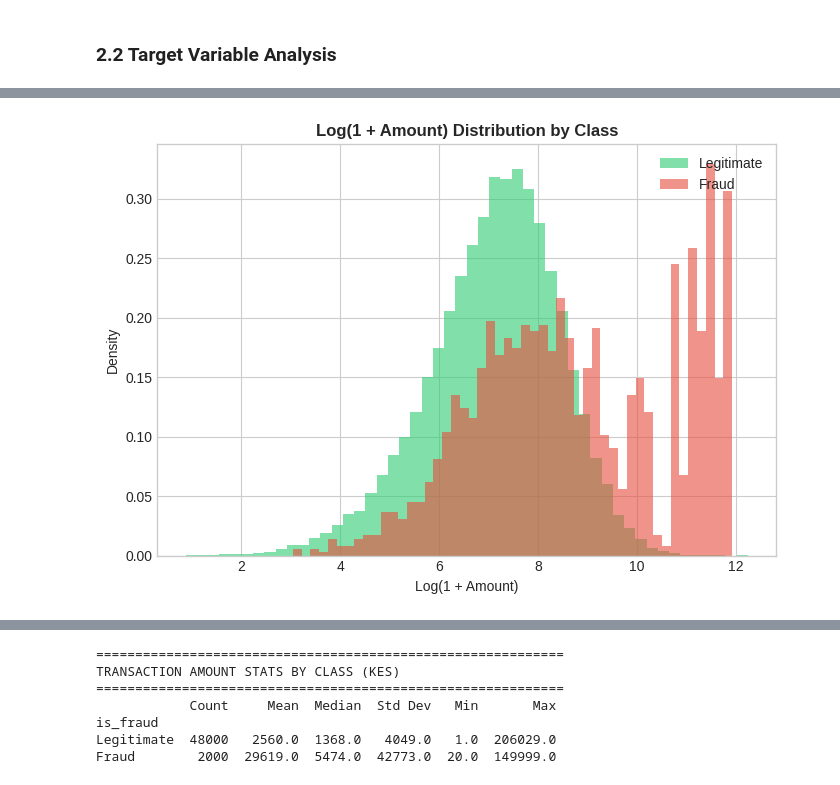
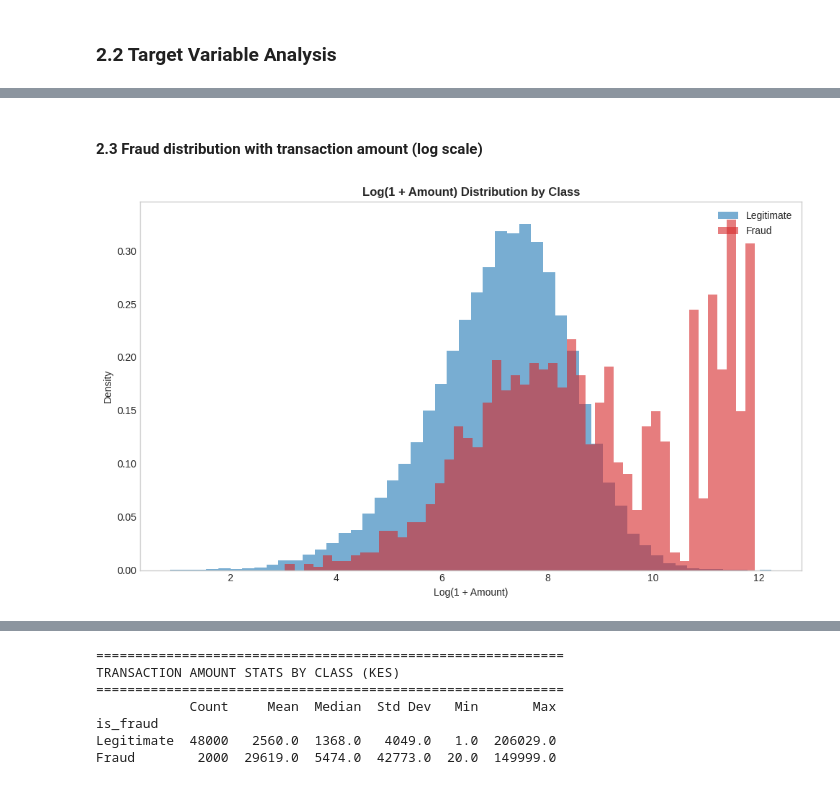
Before and after one commit to minich-code/financial-fraud, a Jupyter notebook: notebooks/starter_template.ipynb, the cells around one changed output, grey strips where cells are left out. Drawn from its saved outputs; the diff is of its cells as text; code cells hidden in the pictures.

```diff
--- a/notebooks/starter_template.ipynb
+++ b/notebooks/starter_template.ipynb
@@ -267,0 +304,5 @@ df.shape
+# %%
+# Remove additional columsn
+df.drop(columns=['sender_balance_delta', 'receiver_balance_delta', 'is_balance_violation', 'is_self_transaction'],
+        errors='ignore',
+        inplace=True)
@@ -314,0 +360,27 @@ A 24:1 imbalance means a naive model predicting all-legitimate scores 96% accura
+# %%
+# Define colors
+LEGIT_COLOR = '#1f77b4'  # blue
+FRAUD_COLOR = '#d62728'  # red
+
+fraud_counts = df['is_fraud'].value_counts().sort_index()
+fraud_pct = fraud_counts / fraud_counts.sum() * 100
+
+labels = ['Legitimate', 'Fraud']
+colors = [LEGIT_COLOR, FRAUD_COLOR]
+
+fig, ax = plt.subplots(figsize=(10, 5))
+bars = ax.bar(labels, fraud_counts.values, color=colors, alpha=0.85, width=0.5)
+
+for bar, count, pct in zip(bars, fraud_counts.values, fraud_pct.values):
+    ax.text(bar.get_x() + bar.get_width()/2, bar.get_height() + (fraud_counts.max() * 0.02),
+            f'{count:,}\n({pct:.1f}%)', ha='center', va='bottom', fontweight='bold', fontsize=10)
+
+ax.set_title('Distribution of Transactions', fontsize=13, fontweight='bold')
+ax.set_ylabel('Count')
+ax.set_ylim(0, fraud_counts.max() * 1.2)
+ax.grid(False)
+
+
+plt.tight_layout()
+plt.savefig('outputs/eda_class_distribution.png', dpi=150, bbox_inches='tight')
+plt.show()
@@ -315,30 +393,30 @@ A 24:1 imbalance means a naive model predicting all-legitimate scores 96% accura
+# %% [markdown]
+#### 2.3 Fraud distribution with transaction amount (log scale)
 # %%
-
-# --- Plot: Histogram comparing transaction amount distribution (log scale) ---
-fig, ax = plt.subplots(figsize=(7, 5))
+fig, ax = plt.subplots(figsize=(10, 6))
 
 # Plotting for Legitimate (0) and Fraud (1)
-for label, color, name in zip([0, 1], ['#2ecc71', '#e74c3c'], ['Legitimate', 'Fraud']):
+for label, color, name in zip([0, 1], [LEGIT_COLOR, FRAUD_COLOR], ['Legitimate', 'Fraud']):
     # Filter data and apply log transformation
     data = np.log1p(df[df['is_fraud'] == label]['amount'])
 
     ax.hist(
         data,
         bins=50,
         alpha=0.6,
         color=color,
         label=name,
         edgecolor='none',
         density=True # Use density to compare distributions even if imbalance is high
     )
 
 ax.set_title('Log(1 + Amount) Distribution by Class', fontweight='bold')
 ax.set_xlabel('Log(1 + Amount)')
 ax.set_ylabel('Density')
 ax.legend(loc='upper right')
-
+plt.grid(False)
 plt.tight_layout()
 plt.savefig('outputs/eda_amount_distribution.png', dpi=150, bbox_inches='tight')
 plt.show()
 # %% [output]
-[figure, old version]
+[figure, new version]
```
Also changed, not shown: parts of 209 cells of this notebook, 12 other files.
